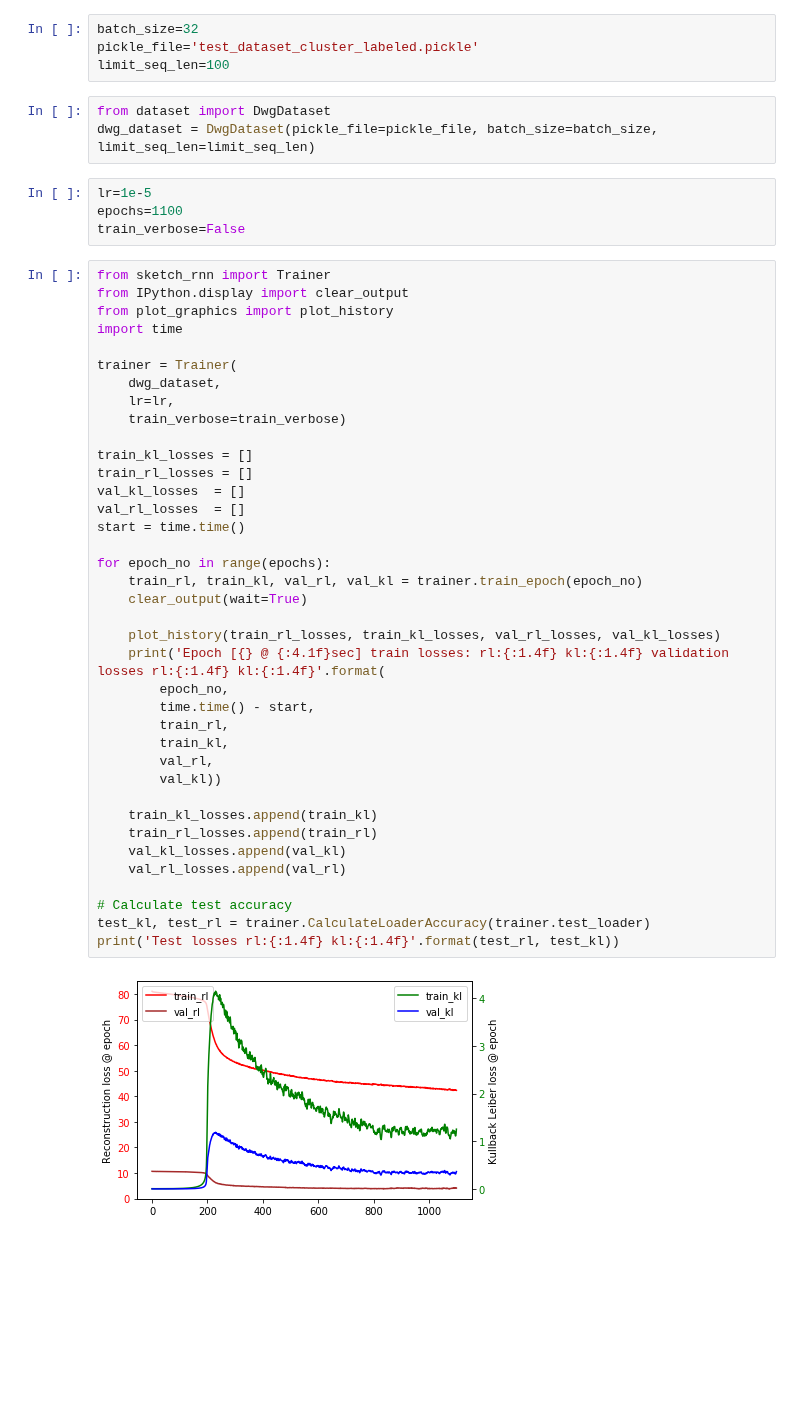
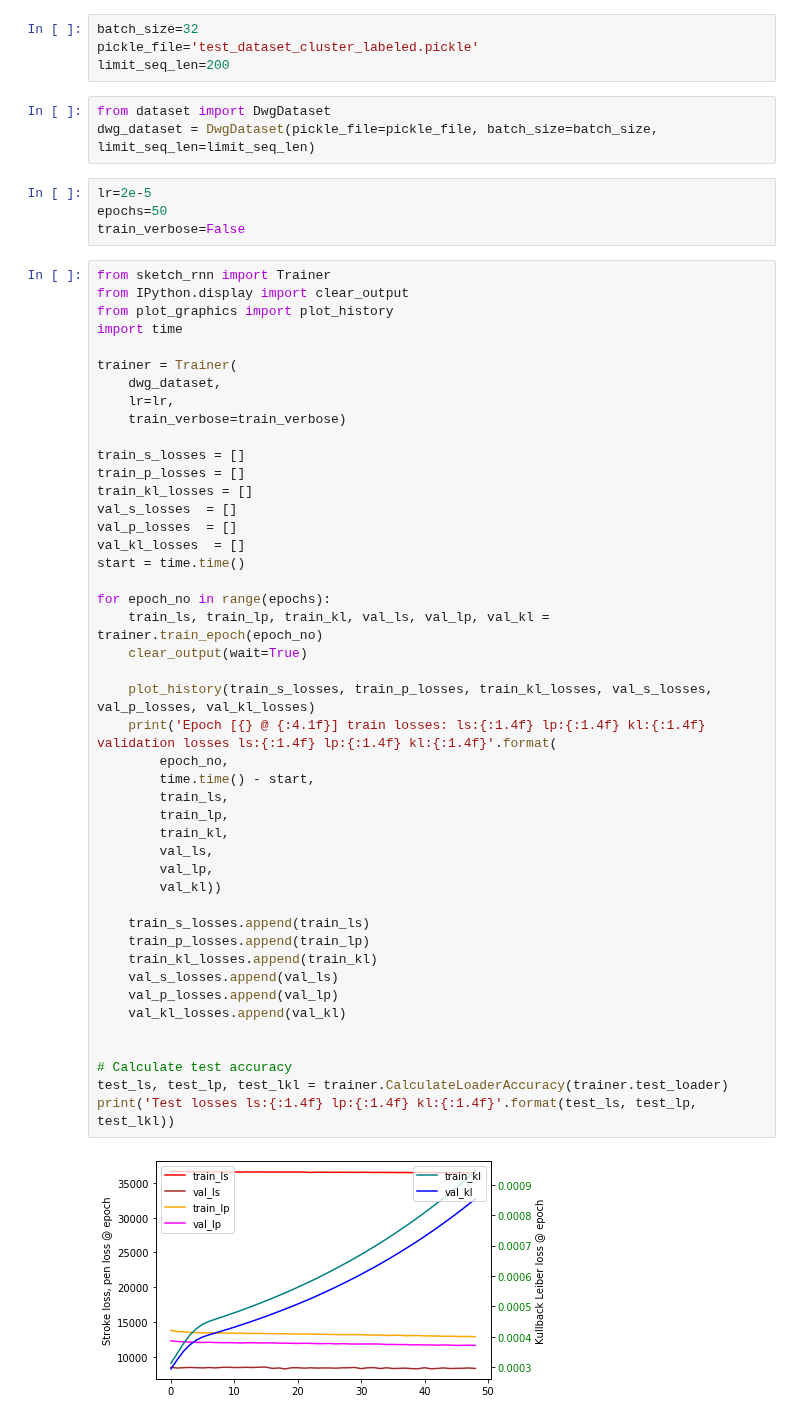
Before and after one commit to mihanick/dwg-crawl, a Jupyter notebook: JupyterNotebooks/7. Train.ipynb, the cells around one changed output. Drawn from its saved outputs; the diff is of its cells as text; blank space fills up the shorter version.

Commit message:
Fix plotting separate losses

```diff
--- a/JupyterNotebooks/7. Train.ipynb
+++ b/JupyterNotebooks/7. Train.ipynb
@@ -3,51 +3,58 @@
 # %%
 batch_size=32
 pickle_file='test_dataset_cluster_labeled.pickle'
-limit_seq_len=100
+limit_seq_len=200
 # %%
 from dataset import DwgDataset
 dwg_dataset = DwgDataset(pickle_file=pickle_file, batch_size=batch_size, limit_seq_len=limit_seq_len)
 # %%
-lr=1e-5
-epochs=1100
+lr=2e-5
+epochs=50
 train_verbose=False
 # %%
 from sketch_rnn import Trainer
 from IPython.display import clear_output
 from plot_graphics import plot_history
 import time
 
 trainer = Trainer(
     dwg_dataset,
     lr=lr,
     train_verbose=train_verbose)
 
+train_s_losses = []
+train_p_losses = []
 train_kl_losses = []
-train_rl_losses = []
+val_s_losses  = []
+val_p_losses  = []
 val_kl_losses  = []
-val_rl_losses  = []
 start = time.time()
 
 for epoch_no in range(epochs):
-    train_rl, train_kl, val_rl, val_kl = trainer.train_epoch(epoch_no)
+    train_ls, train_lp, train_kl, val_ls, val_lp, val_kl = trainer.train_epoch(epoch_no)
     clear_output(wait=True)
 
-    plot_history(train_rl_losses, train_kl_losses, val_rl_losses, val_kl_losses)
-    print('Epoch [{} @ {:4.1f}sec] train losses: rl:{:1.4f} kl:{:1.4f} validation losses rl:{:1.4f} kl:{:1.4f}'.format(
+    plot_history(train_s_losses, train_p_losses, train_kl_losses, val_s_losses, val_p_losses, val_kl_losses)
+    print('Epoch [{} @ {:4.1f}] train losses: ls:{:1.4f} lp:{:1.4f} kl:{:1.4f} validation losses ls:{:1.4f} lp:{:1.4f} kl:{:1.4f}'.format(
         epoch_no,
         time.time() - start,
-        train_rl,
+        train_ls,
+        train_lp,
         train_kl,
-        val_rl,
+        val_ls,
+        val_lp,
         val_kl))
 
+    train_s_losses.append(train_ls)
+    train_p_losses.append(train_lp)
     train_kl_losses.append(train_kl)
-    train_rl_losses.append(train_rl)
+    val_s_losses.append(val_ls)
+    val_p_losses.append(val_lp)
     val_kl_losses.append(val_kl)
-    val_rl_losses.append(val_rl)
+
 
 # Calculate test accuracy
-test_kl, test_rl = trainer.CalculateLoaderAccuracy(trainer.test_loader)
-print('Test losses rl:{:1.4f} kl:{:1.4f}'.format(test_rl, test_kl))
+test_ls, test_lp, test_lkl = trainer.CalculateLoaderAccuracy(trainer.test_loader)
+print('Test losses ls:{:1.4f} lp:{:1.4f} kl:{:1.4f}'.format(test_ls, test_lp, test_lkl))
 # %% [output]
-[figure, old version]
+[figure, new version]
```
Also changed, not shown: parts of 1 cell of this notebook, 4 other files.
